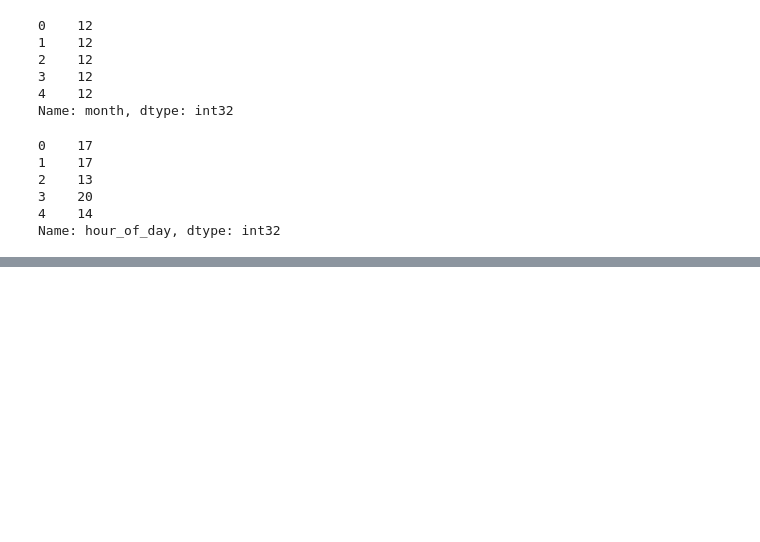
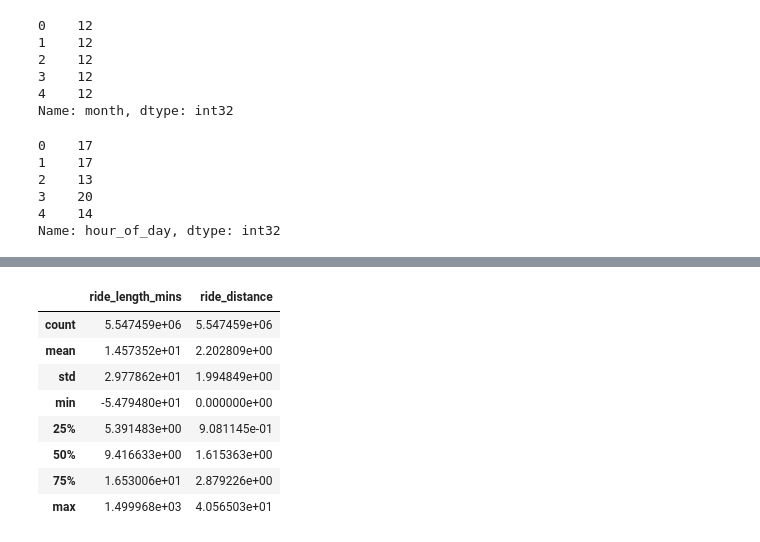
Before and after one commit to premsundar28/Cyclistic, a Jupyter notebook: master.ipynb, the cells around one changed output, grey strips where cells are left out. Saved outputs shown, nothing was run; the diff lists cells and outputs as text; code cells hidden in the pictures; blank space fills up the shorter version.

```diff
--- a/master.ipynb
+++ b/master.ipynb
@@ -131,0 +252,12 @@ Name: hour_of_day, dtype: int32
+# %%
+master[['ride_length_mins' , 'ride_distance']].describe()
+# %% [output]
+|  | ride_length_mins | ride_distance |
+| count | 5.547459e+06 | 5.547459e+06 |
+| mean | 1.457352e+01 | 2.202809e+00 |
+| std | 2.977862e+01 | 1.994849e+00 |
+| min | -5.479480e+01 | 0.000000e+00 |
+| 25% | 5.391483e+00 | 9.081145e-01 |
+| 50% | 9.416633e+00 | 1.615363e+00 |
+| 75% | 1.653006e+01 | 2.879226e+00 |
+| max | 1.499968e+03 | 4.056503e+01 |
```
Also changed, not shown: parts of 11 cells of this notebook.
